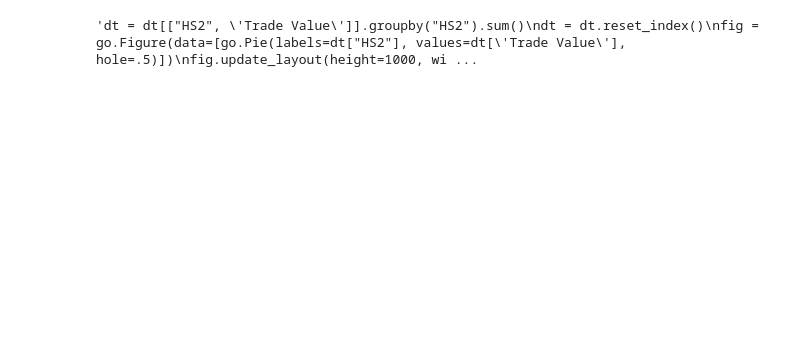
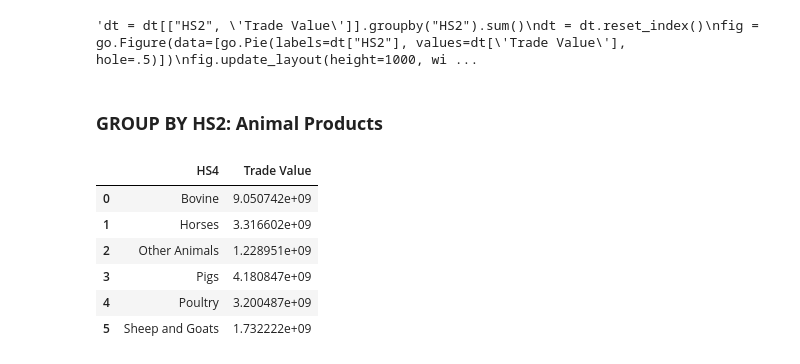
Before and after one commit to Utpal-Mishra/Zerve, a Jupyter notebook: ZerveRelatedProducts.ipynb, the cells around one changed output. Saved outputs shown, nothing was run; the diff lists cells and outputs as text; code cells hidden in the pictures; blank space fills up the shorter version.

```diff
--- a/ZerveRelatedProducts.ipynb
+++ b/ZerveRelatedProducts.ipynb
@@ -789,3 +789,18 @@ fig.update_layout(height=1000, width=1400, title_text='Percentage Distribution o
 fig.show()"""
 # %% [output]
 'dt = dt[["HS2", \'Trade Value\']].groupby("HS2").sum()\ndt = dt.reset_index()\nfig = go.Figure(data=[go.Pie(labels=dt["HS2"], values=dt[\'Trade Value\'], hole=.5)])\nfig.update_layout(height=1000, wi ...
+# %% [markdown]
+### **GROUP BY HS2: Animal Products**
+# %%
+dt = data[["HS2", 'HS4', 'Trade Value']]
+dt = dt[dt["HS2"] == 'Live animals']
+dt = dt.groupby(['HS4']).sum().reset_index()
+dt
+# %% [output]
+|  | HS4 | Trade Value |
+| 0 | Bovine | 9.050742e+09 |
+| 1 | Horses | 3.316602e+09 |
+| 2 | Other Animals | 1.228951e+09 |
+| 3 | Pigs | 4.180847e+09 |
+| 4 | Poultry | 3.200487e+09 |
+| 5 | Sheep and Goats | 1.732222e+09 |
```
Also changed, not shown: parts of 43 cells of this notebook.
